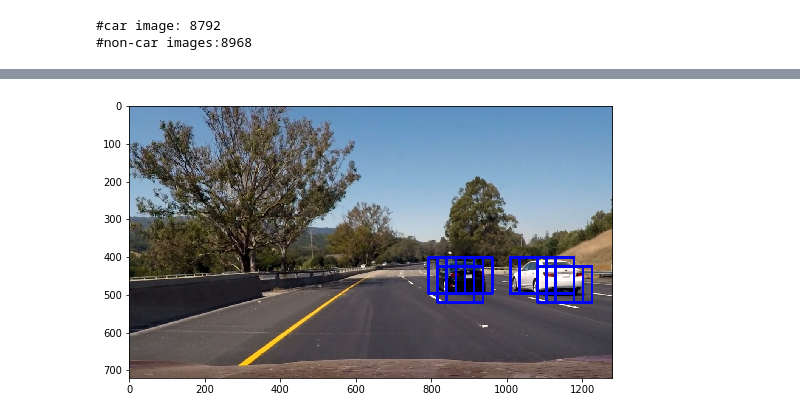
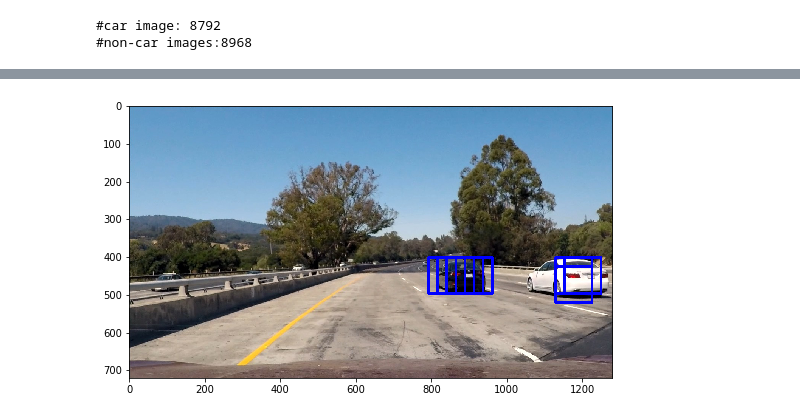
Before and after one commit to knguyen0105/CarND-Vehicle-Detection, a Jupyter notebook: sdc1_p5_object_tracking.ipynb, the cells around one changed output, grey strips where cells are left out. Cells and saved outputs as stored; diff of their text form; code cells hidden in the pictures.

```diff
--- a/sdc1_p5_object_tracking.ipynb
+++ b/sdc1_p5_object_tracking.ipynb
@@ -20,14 +20,6 @@ def draw_boxes(img, bboxes, color=(0, 0, 255), thick=6):
         cv2.rectangle(draw_img, bbox[0], bbox[1], color, thick)
     # Return the image copy with boxes drawn
     return draw_img
-# %%
-bboxes = [((270, 500), (380, 570)), ((845, 504), (1129, 666)),
-          ((478, 509), (543, 552))]
-
-result = draw_boxes(img, bboxes)
-plt.figure(figsize=(10,5))
-plt.imshow(result)
-plt.show()
 # %%
 # Define a function to compute binned color features
 def bin_spatial(img, size=(32, 32)):
@@ -255,7 +247,7 @@ hog_channel = 'ALL' # Can be 0, 1, 2, or "ALL"
 spatial_size = (16, 16) # Spatial binning dimensions
 hist_bins = 16    # Number of histogram bins
 spatial_feat = True # Spatial features on or off
-hist_feat = True # Histogram features on or off
+hist_feat = False # Histogram features on or off
 hog_feat = True # HOG features on or off
 y_start_stop = [400, 700] # Min and max in y to search in slide_window()
 
@@ -295,6 +284,6 @@ svc.score(X_test, y_test)
 # %%
 #Sliding windows for car. Not good enough
-img = mpimg.imread('test_images/test3.jpg')
+img = mpimg.imread('test_images/test6.jpg')
 draw_image = np.copy(img)
 
 img = img.astype(np.float32) / 255 #require if img is jpg
@@ -388,10 +375,11 @@ def find_cars(img, ystart, ystop, scale, svc, X_scaler, orient, pix_per_cell, ce
 
             # Get color features
             spatial_features = bin_spatial(subimg, size=spatial_size)
-            hist_features = color_hist(subimg, nbins=hist_bins)
+            #hist_features = color_hist(subimg, nbins=hist_bins)
 
             # Scale features and make a prediction
-            test_features = X_scaler.transform(np.hstack((spatial_features, hist_features, hog_features)).reshape(1, -1))
+            #test_features = X_scaler.transform(np.hstack((spatial_features, hist_features, hog_features)).reshape(1, -1))
+            test_features = X_scaler.transform(np.hstack((spatial_features, hog_features)).reshape(1, -1))
             #test_features = X_scaler.transform(np.hstack((shape_feat, hist_feat)).reshape(1, -1))
             test_prediction = svc.predict(test_features)
 
@@ -404,7 +392,7 @@ def find_cars(img, ystart, ystop, scale, svc, X_scaler, orient, pix_per_cell, ce
 
     return bboxes
 # %%
-img = mpimg.imread('test_images/test6.jpg')
+img = mpimg.imread('test_images/test1.jpg')
 draw_image = np.copy(img)
 
 ystart = 400
@@ -422,4 +408,4 @@ plt.show()
-[figure, old version]
+[figure, new version]
 # %%
 heat = np.zeros_like(img[:,:,0]).astype(np.float)
 
```
Also changed, not shown: parts of 7 cells of this notebook, 2 other files.
